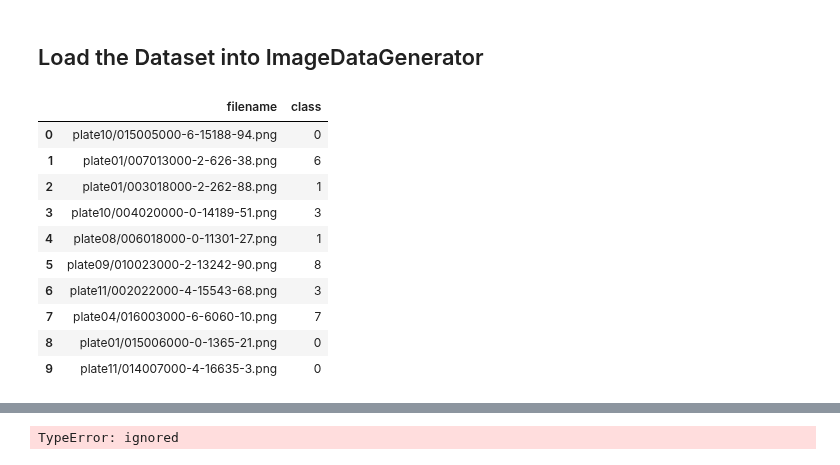
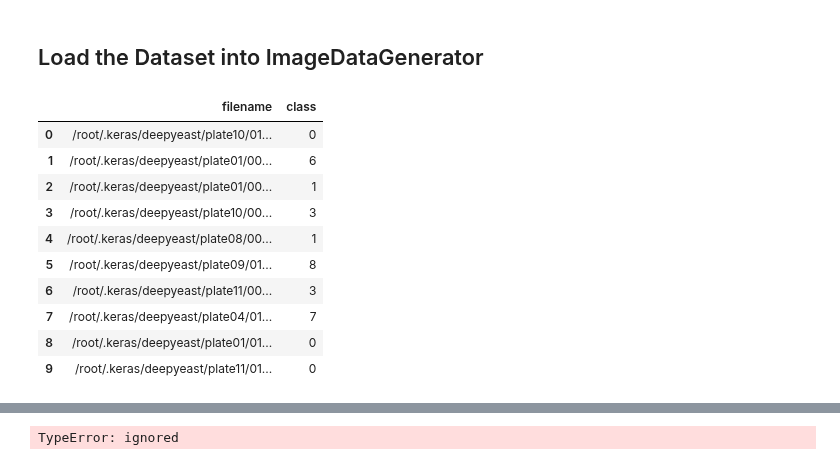
Before and after one commit to totti0223/deep_learning_for_biologists_with_keras, a Jupyter notebook: notebooks/deepyeast.ipynb, the cells around one changed output, grey strips where cells are left out. Saved outputs shown, nothing was run; the diff lists cells and outputs as text; code cells hidden in the pictures.

```diff
--- a/notebooks/deepyeast.ipynb
+++ b/notebooks/deepyeast.ipynb
@@ -74,20 +95,21 @@ Downloading dataset
 # %% [markdown]
 ## Load the Dataset into ImageDataGenerator
 # %%
-parent_directory = "/root/.keras/deepyeast"
+parent_directory = "/root/.keras/deepyeast/"
 label_names = ['Cell_periphery','Cytoplasm','endosome','ER','Golgi','Mitochondrion','Nuclear_Periphery','Nucleolus','Nucleus','Peroxisome','Spindle_pole','Vacuole']
 
-train_df = pd.read_csv(train_path,delimiter=" ",names=("filename","class"))
+train_df = pd.read_csv(train_path,delimiter=" ",names=("filename","class"),dtype={"filename":"str","class":"int"})
+train_df["filename"] = parent_directory + train_df["filename"]
 train_df[:10]
 # %% [output]
 |  | filename | class |
-| 0 | plate10/015005000-6-15188-94.png | 0 |
-| 1 | plate01/007013000-2-626-38.png | 6 |
-| 2 | plate01/003018000-2-262-88.png | 1 |
-| 3 | plate10/004020000-0-14189-51.png | 3 |
-| 4 | plate08/006018000-0-11301-27.png | 1 |
-| 5 | plate09/010023000-2-13242-90.png | 8 |
-| 6 | plate11/002022000-4-15543-68.png | 3 |
-| 7 | plate04/016003000-6-6060-10.png | 7 |
-| 8 | plate01/015006000-0-1365-21.png | 0 |
-| 9 | plate11/014007000-4-16635-3.png | 0 |
+| 0 | /root/.keras/deepyeast/plate10/01... | 0 |
+| 1 | /root/.keras/deepyeast/plate01/00... | 6 |
+| 2 | /root/.keras/deepyeast/plate01/00... | 1 |
+| 3 | /root/.keras/deepyeast/plate10/00... | 3 |
+| 4 | /root/.keras/deepyeast/plate08/00... | 1 |
+| 5 | /root/.keras/deepyeast/plate09/01... | 8 |
+| 6 | /root/.keras/deepyeast/plate11/00... | 3 |
+| 7 | /root/.keras/deepyeast/plate04/01... | 7 |
+| 8 | /root/.keras/deepyeast/plate01/01... | 0 |
+| 9 | /root/.keras/deepyeast/plate11/01... | 0 |
```
Also changed, not shown: parts of 3 cells of this notebook.
